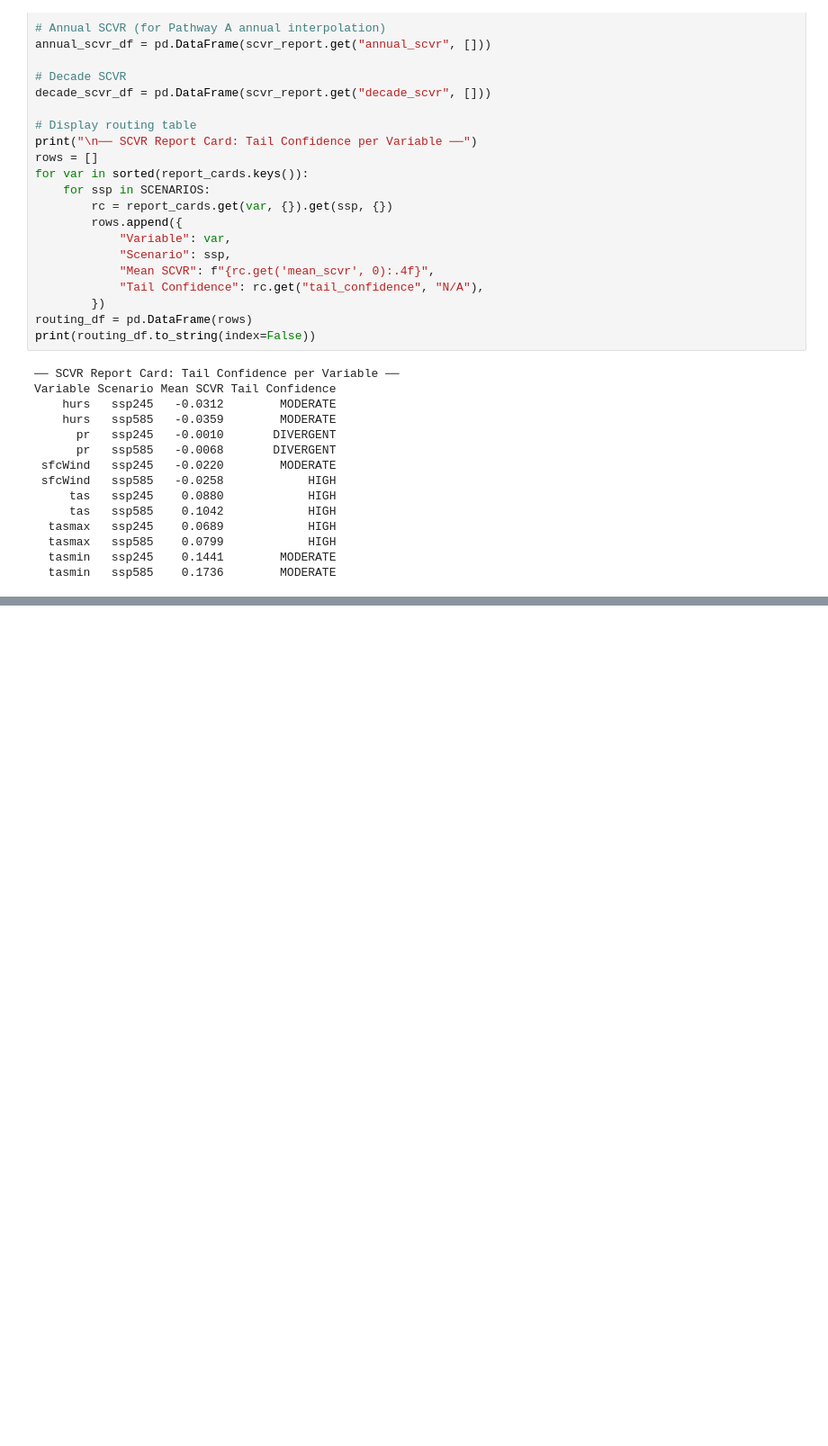
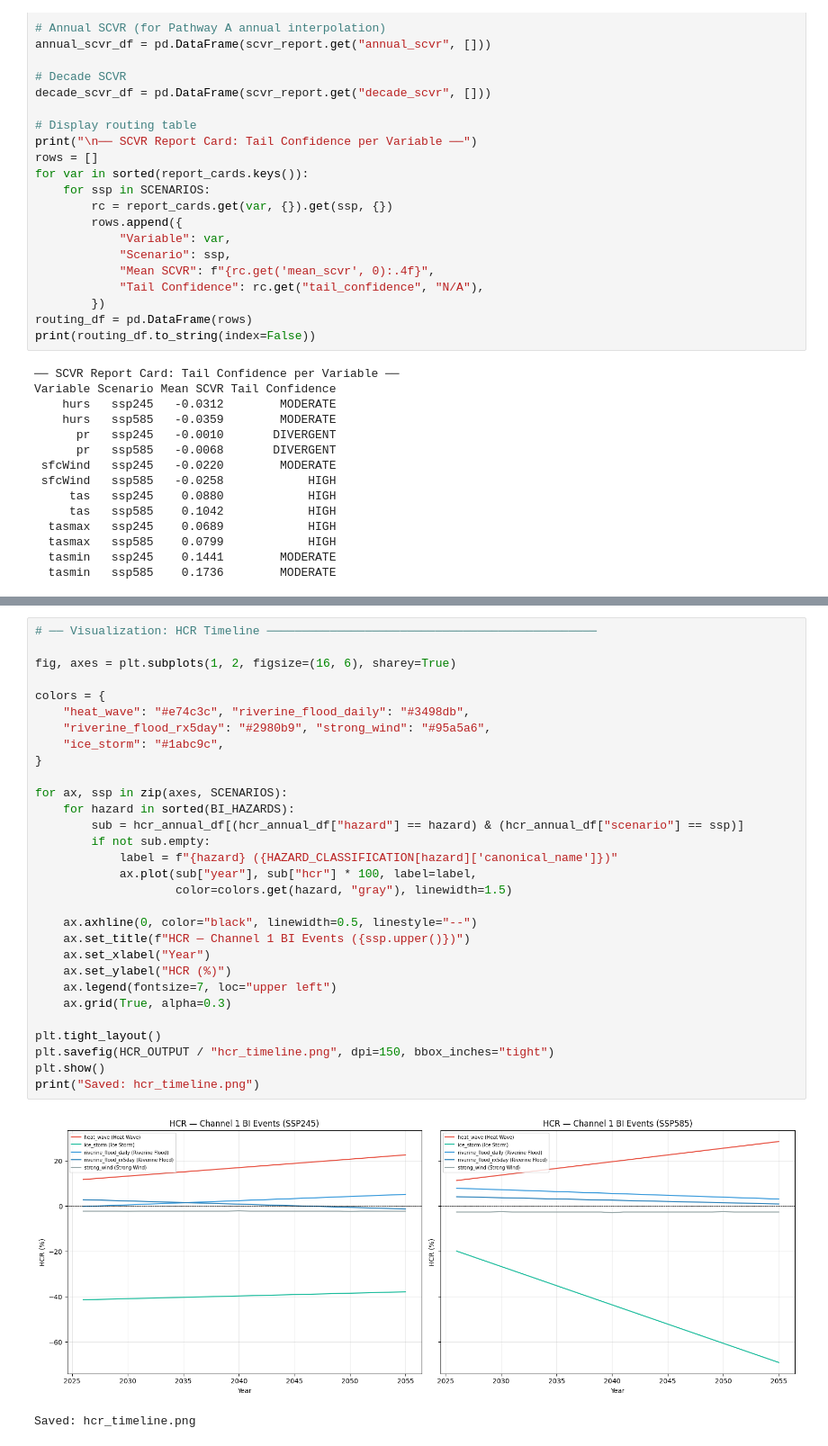
Before and after one commit to aamani-ai/LTRisk, a Jupyter notebook: notebook_analysis/04a_hcr_hazard_change_ratio.ipynb, the cells around one changed output, grey strips where cells are left out. Shown at 90% size. Cells and saved outputs as stored; diff of their text form; blank space fills up the shorter version.

```diff
--- a/notebook_analysis/04a_hcr_hazard_change_ratio.ipynb
+++ b/notebook_analysis/04a_hcr_hazard_change_ratio.ipynb
@@ -1045,0 +983,33 @@ for f in sorted(HCR_OUTPUT.glob("*")):
+# %%
+# ── Visualization: HCR Timeline ───────────────────────────────────────────────
+
+fig, axes = plt.subplots(1, 2, figsize=(16, 6), sharey=True)
+
+colors = {
+    "heat_wave": "#e74c3c", "riverine_flood_daily": "#3498db",
+    "riverine_flood_rx5day": "#2980b9", "strong_wind": "#95a5a6",
+    "ice_storm": "#1abc9c",
+}
+
+for ax, ssp in zip(axes, SCENARIOS):
+    for hazard in sorted(BI_HAZARDS):
+        sub = hcr_annual_df[(hcr_annual_df["hazard"] == hazard) & (hcr_annual_df["scenario"] == ssp)]
+        if not sub.empty:
+            label = f"{hazard} ({HAZARD_CLASSIFICATION[hazard]['canonical_name']})"
+            ax.plot(sub["year"], sub["hcr"] * 100, label=label,
+                    color=colors.get(hazard, "gray"), linewidth=1.5)
+
+    ax.axhline(0, color="black", linewidth=0.5, linestyle="--")
+    ax.set_title(f"HCR — Channel 1 BI Events ({ssp.upper()})")
+    ax.set_xlabel("Year")
+    ax.set_ylabel("HCR (%)")
+    ax.legend(fontsize=7, loc="upper left")
+    ax.grid(True, alpha=0.3)
+
+plt.tight_layout()
+plt.savefig(HCR_OUTPUT / "hcr_timeline.png", dpi=150, bbox_inches="tight")
+plt.show()
+print("Saved: hcr_timeline.png")
+# %% [output]
+[figure, added]
+Saved: hcr_timeline.png
```
Also changed, not shown: parts of 20 cells of this notebook, 6 other files.
